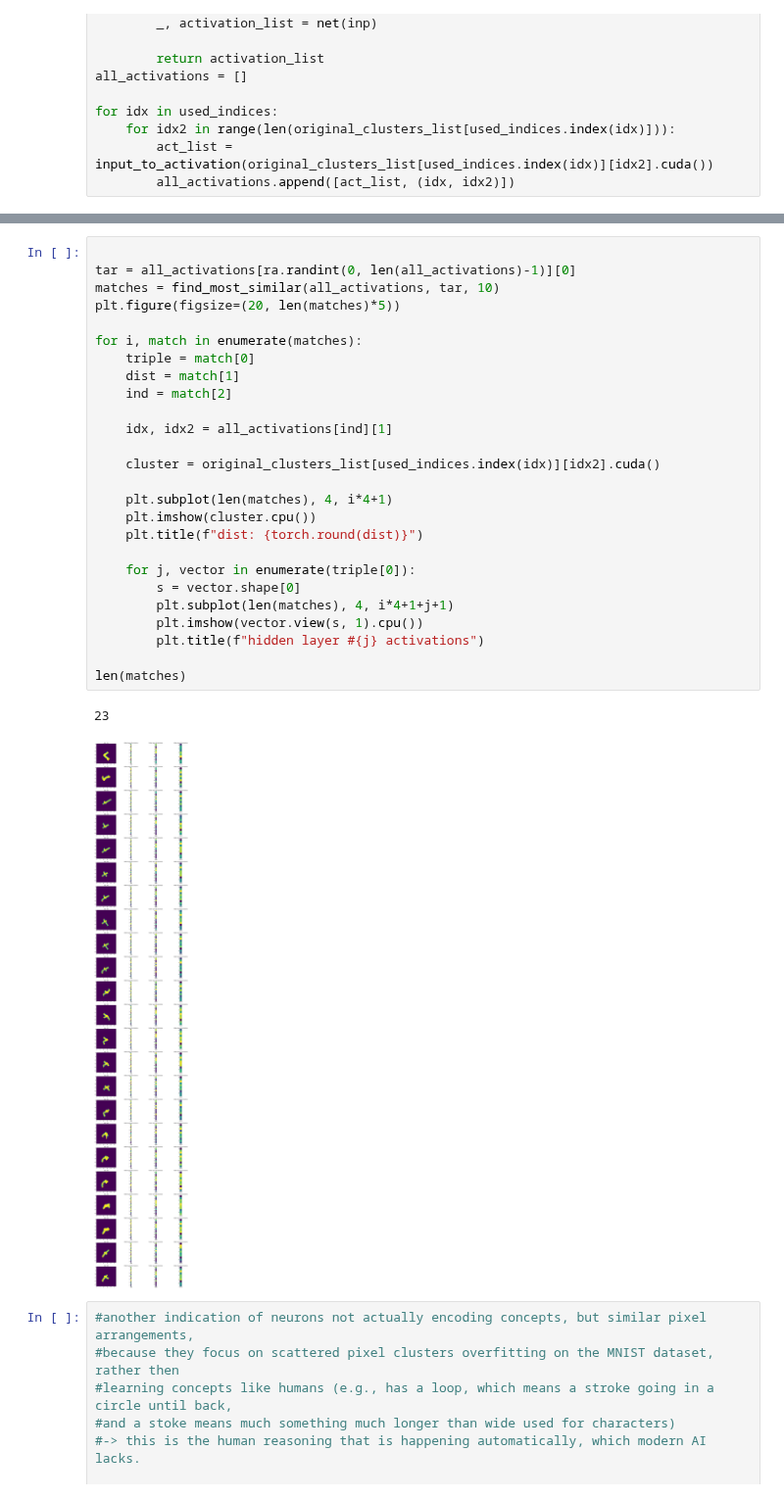
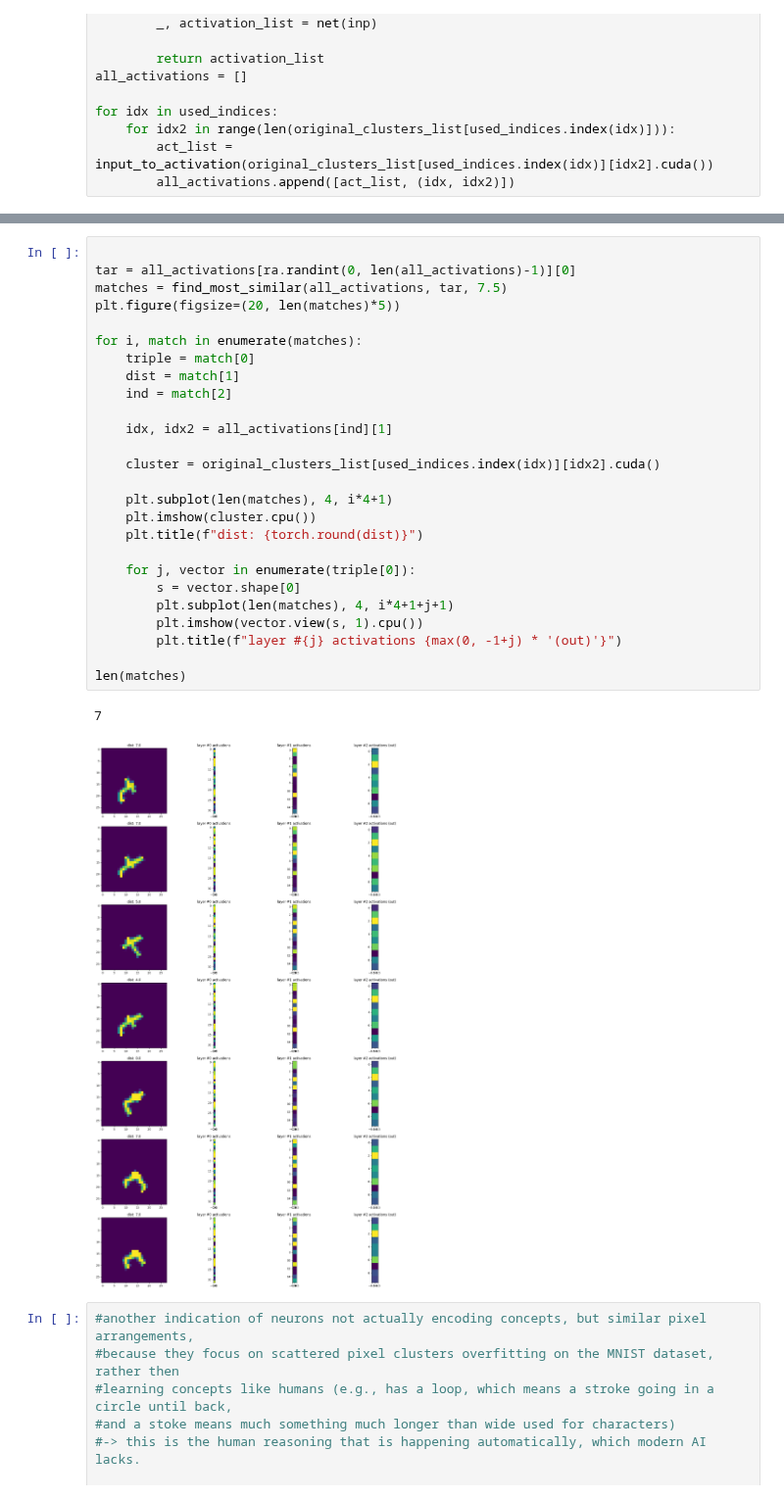
Before and after one commit to kns357/ANN_MA_Kaito, a Jupyter notebook: 09_subnet_encoding.ipynb, the cells around one changed output, grey strips where cells are left out. Shown at 98% size. Cells and saved outputs as stored; diff of their text form.

```diff
--- a/09_subnet_encoding.ipynb
+++ b/09_subnet_encoding.ipynb
@@ -220,32 +219,32 @@ def find_most_similar(all_activations, target, threshold):
 # %%
 
 tar = all_activations[ra.randint(0, len(all_activations)-1)][0]
-matches = find_most_similar(all_activations, tar, 10)
+matches = find_most_similar(all_activations, tar, 7.5)
 plt.figure(figsize=(20, len(matches)*5))
 
 for i, match in enumerate(matches):
     triple = match[0]
     dist = match[1]
     ind = match[2]
 
     idx, idx2 = all_activations[ind][1]
 
     cluster = original_clusters_list[used_indices.index(idx)][idx2].cuda()
 
     plt.subplot(len(matches), 4, i*4+1)
     plt.imshow(cluster.cpu())
     plt.title(f"dist: {torch.round(dist)}")
 
     for j, vector in enumerate(triple[0]):
         s = vector.shape[0]
         plt.subplot(len(matches), 4, i*4+1+j+1)
         plt.imshow(vector.view(s, 1).cpu())
-        plt.title(f"hidden layer #{j} activations")
+        plt.title(f"layer #{j} activations {max(0, -1+j) * '(out)'}")
 
 len(matches)
 # %% [output]
-23
+7
-[figure, old version]
+[figure, new version]
 # %%
 #another indication of neurons not actually encoding concepts, but similar pixel arrangements,
 #because they focus on scattered pixel clusters overfitting on the MNIST dataset, rather then
```
Also changed, not shown: parts of 3 cells of this notebook, 4 other files.
